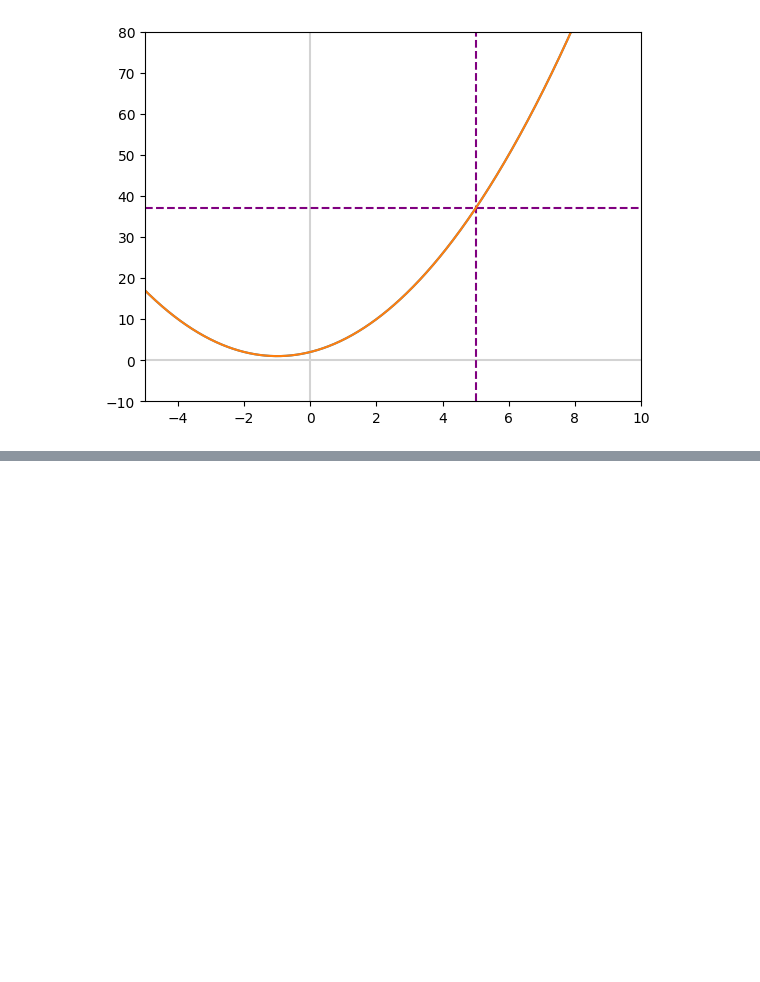
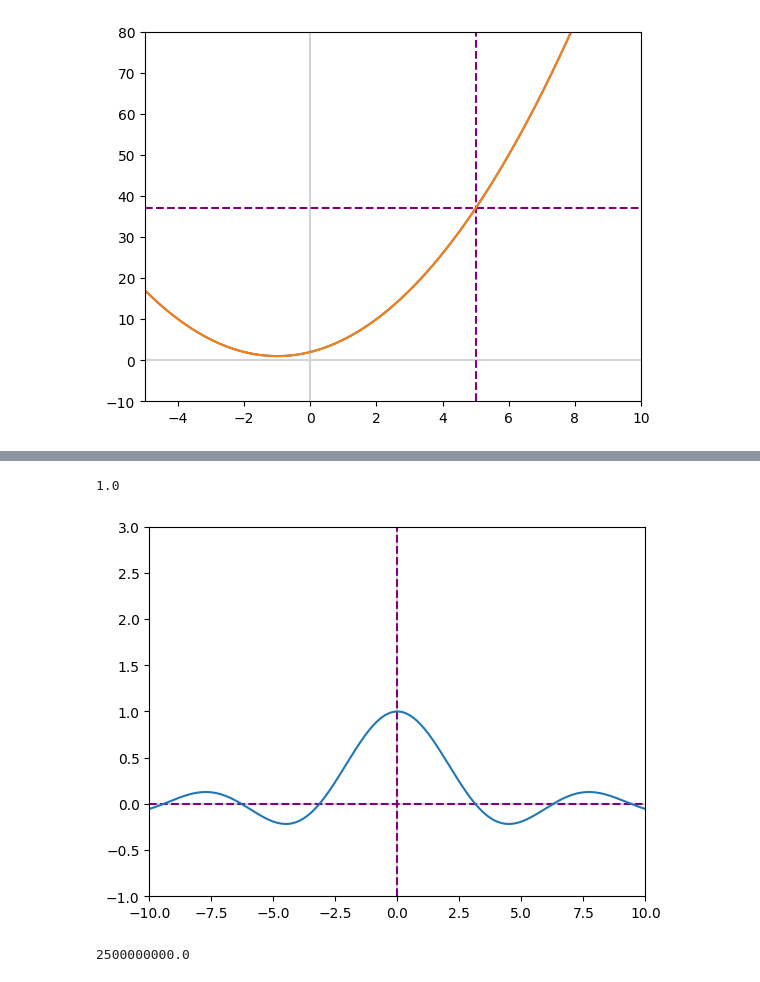
Before and after one commit to Krisho1/Machine-Learning-Foundations-Math-Probability-Statistics-and-Computer-Science-Python-Codes-, a Jupyter notebook: Calculus_I.ipynb, the cells around one changed output, grey strips where cells are left out. Cells and saved outputs as stored; diff of their text form; code cells hidden in the pictures; blank space fills up the shorter version.

```diff
--- a/Calculus_I.ipynb
+++ b/Calculus_I.ipynb
@@ -52,0 +78,4 @@ _ = ax.plot(x,y)
+# %%
+def my_fxn(my_x):
+  my_y = np.sin(my_x)/my_x
+  return my_y
@@ -52,0 +84,17 @@ _ = ax.plot(x,y)
+# %%
+my_fxn(0.00000001)
+# %% [output]
+1.0
+# %%
+y = my_fxn(x)
+# %%
+fig, ax = plt.subplots()
+plt.axvline(x = 0, color = 'lightgray')
+plt.axhline(y = 0,color = 'lightgray')
+plt.xlim(-10,10)
+plt.ylim(-1,3)
+plt.axvline(x=0,color= 'purple', linestyle = '--')
+plt.axhline(y = 0, color ='purple', linestyle = '--')
+_=ax.plot(x,y)
+# %% [output]
+[figure, added]
@@ -52,0 +107,4 @@ _ = ax.plot(x,y)
+# %%
+my_fxn(0.00000001)
+# %% [output]
+2500000000.0
```
Also changed, not shown: parts of 11 cells of this notebook.
